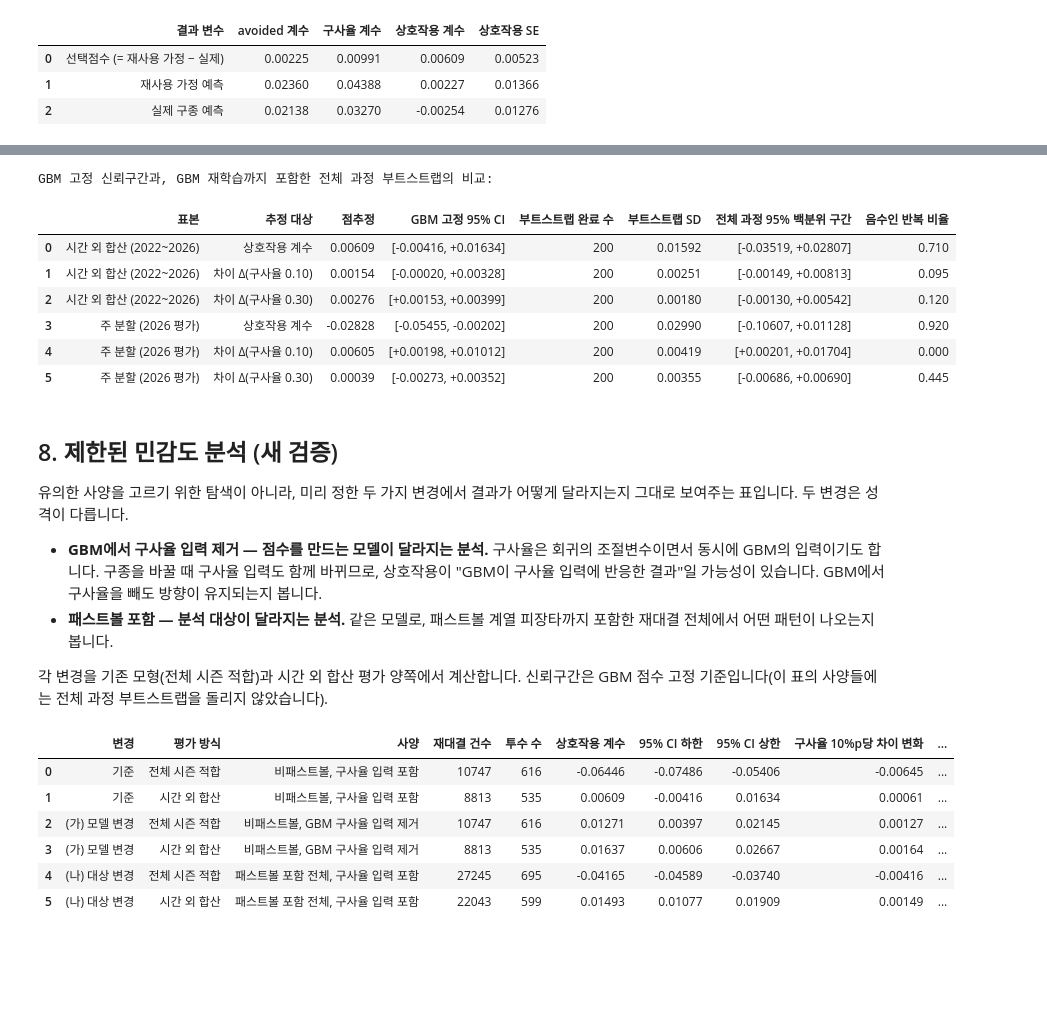
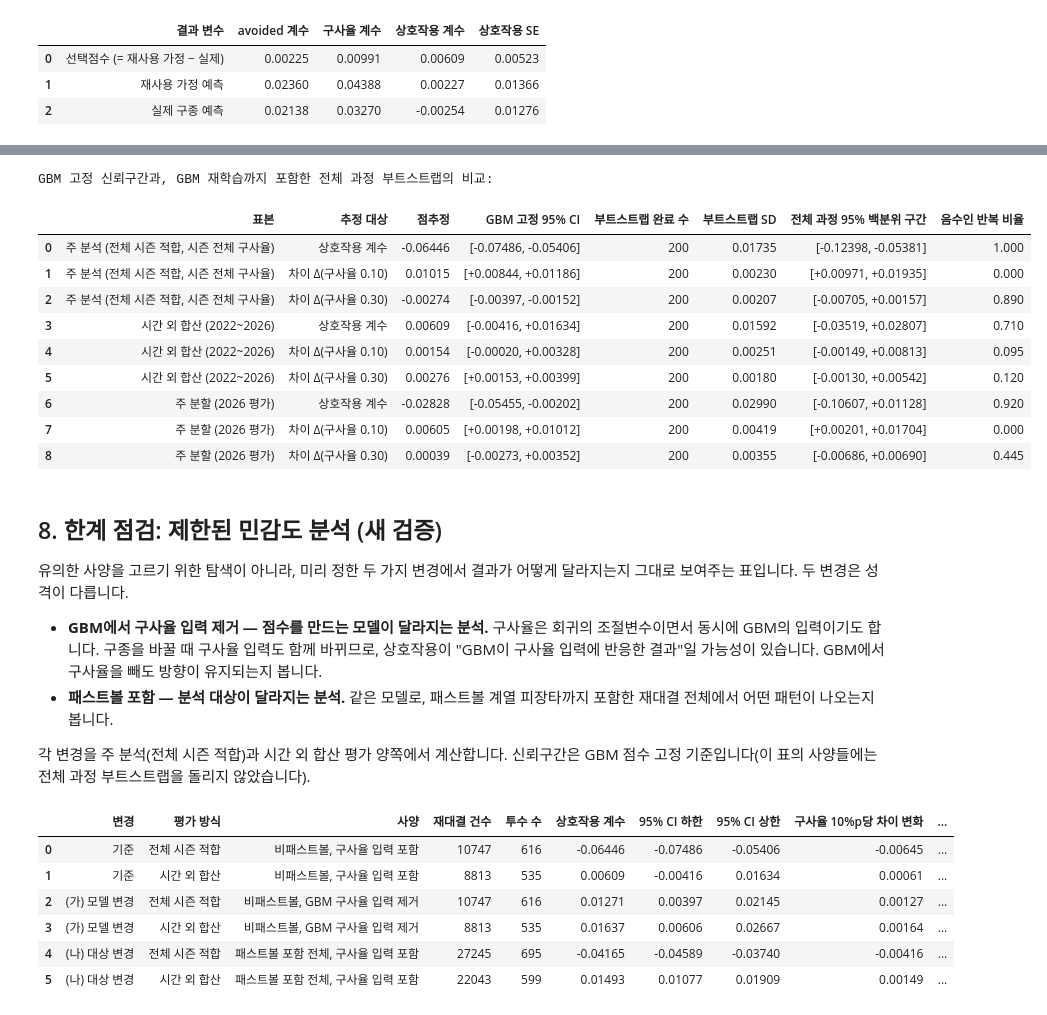
Before and after one commit to DongYun22/9th-first-project-baseball-2, a Jupyter notebook: notebooks/11_DY_rematch_avoidance_usage_interaction.ipynb, the cells around one changed output, grey strips where cells are left out. Saved outputs shown, nothing was run; the diff lists cells and outputs as text; code cells hidden in the pictures; blank space fills up the shorter version.

```diff
--- a/notebooks/11_DY_rematch_avoidance_usage_interaction.ipynb
+++ b/notebooks/11_DY_rematch_avoidance_usage_interaction.ipynb
@@ -749,8 +814,16 @@ display(decomp_oot.round(5))
 평활 강도 `k`는 6절에서 정한 값으로 고정합니다(재표집마다 다시 고르지 않음 — 이 부분의 불확실성은
 포함되지 않습니다).
 # %%
-pitcher_pool = np.array(sorted(set(decisive_pre['pitcher']) | set(oot_nonfb['pitcher'])))
+pitcher_pool = np.array(sorted(set(decisive_table['pitcher']) | set(events_nonfb['pitcher'])))
 decisive_index = decisive_pre.groupby('pitcher').indices
+# 주 분석(전체 시즌 적합, 시즌 전체 구사율)용
+main_train = decisive_table.reset_index(drop=True)
+main_train_index = main_train.groupby('pitcher').indices
+X_MAIN, Y_MAIN = main_train[FEATURES_SEASON], main_train['woba_value'].to_numpy()
+main_events = events_nonfb.reset_index(drop=True)
+main_event_index = main_events.groupby('pitcher').indices
+main_pa = pa_pitches.merge(main_events[PA_KEYS], on=PA_KEYS)
+MAIN_BOOT_COLUMNS = [*PA_KEYS, 'avoided', 'hit_usage_season_c', *COV_DECISIVE, 'season']
 boot_events = {y: oot_nonfb[oot_nonfb['season'] == y].reset_index(drop=True) for y in OOT_FOLD_SEASONS}
 boot_event_index = {y: boot_events[y].groupby('pitcher').indices for y in OOT_FOLD_SEASONS}
 boot_pa = {y: pa_pre_by_season[y].merge(boot_events[y][PA_KEYS], on=PA_KEYS) for y in OOT_FOLD_SEASONS}
@@ -763,6 +836,24 @@ def run_full_bootstrap(n_boot: int, seed: int):
     records, failures = [], []
     for b in range(n_boot):
         sampled = rng.choice(pitcher_pool, size=len(pitcher_pool), replace=True)
+        record = {'replicate': b}
+
+        # 주 분석: 재표집된 전체 시즌 자료로 GBM 재적합 -> 점수 재계산 -> 같은 lmer
+        rows, _ = expand_by_pitcher(main_train_index, sampled)
+        model = HistGradientBoostingRegressor(categorical_features='from_dtype', random_state=seed + b, max_iter=200,
+                                              early_stopping=True).fit(X_MAIN.iloc[rows], Y_MAIN[rows])
+        scored = main_events[MAIN_BOOT_COLUMNS].merge(
+            score_pa(main_pa, model, FEATURES_SEASON, 'hit_usage_season', 'season_usage_rate'), on=PA_KEYS)
+        event_rows, replicate = expand_by_pitcher(main_event_index, sampled)
+        try:
+            fit = fit_mixed(scored.iloc[event_rows].assign(pitcher_id=[f'r{r}' for r in replicate]),
+                            'selection_score', 'hit_usage_season_c', COV_DECISIVE, True)
+            record['main_interaction'] = fit['coef'].loc['avoided:hit_usage_season_c', 'estimate']
+            for u in BOOT_USAGE_POINTS:
+                record[f'main_delta_{u:.2f}'] = delta_at(fit, [u], USAGE_CENTER_SEASON, 'hit_usage_season_c')[0][0]
+        except Exception as exc:
+            failures.append({'replicate': b, 'model': 'main', 'error': str(exc)[:120]})
+
         train_rows, _ = expand_by_pitcher(decisive_index, sampled)
         train_season = SEASON_PRE[train_rows]
         parts = []
@@ -775,7 +866,6 @@ def run_full_bootstrap(n_boot: int, seed: int):
             event_rows, replicate = expand_by_pitcher(boot_event_index[y], sampled)
             parts.append(scored.iloc[event_rows].assign(pitcher_id=[f'r{r}' for r in replicate]))
         sample = pd.concat(parts, ignore_index=True)
-        record = {'replicate': b}
         for name, data, season_fe in (('pooled', sample, True), ('primary', sample[sample['season'] == PRIMARY_EVAL_SEASON], False)):
             try:
                 fit = fit_mixed(data, 'selection_score', 'hit_usage_pregame_c', COV_START, season_fe)
@@ -792,7 +882,7 @@ _t0 = time.time()
 boot, boot_failures = run_full_bootstrap(N_BOOT, RANDOM_STATE)
 boot_minutes = (time.time() - _t0) / 60
 print(f'설정 반복 수 {N_BOOT}회, 난수 시드 {RANDOM_STATE}, 소요 {boot_minutes:.1f}분')
-for name in ('pooled', 'primary'):
+for name in ('main', 'pooled', 'primary'):
     done = int(boot[f'{name}_interaction'].notna().sum()) if f'{name}_interaction' in boot else 0
     print(f'  {name}: 실제 완료 {done}회, 적합 실패 {N_BOOT - done}회 (실패율 {(N_BOOT - done) / N_BOOT:.1%})')
 if len(boot_failures):
@@ -821,38 +908,43 @@ if len(boot_failures):
 # %%
-def bootstrap_row(label: str, fit: dict, prefix: str) -> list:
+def bootstrap_row(label: str, fit: dict, prefix: str, usage_c: str = 'hit_usage_pregame_c', center: float | None = None) -> list:
+    center = USAGE_CENTER_PRE if center is None else center
     rows = []
-    quantities = [('상호작용 계수', fit['coef'].loc['avoided:hit_usage_pregame_c', 'estimate'],
-                   fit['coef'].loc['avoided:hit_usage_pregame_c', ['ci_low', 'ci_high']].to_numpy(), f'{prefix}_interaction')]
+    quantities = [('상호작용 계수', fit['coef'].loc[f'avoided:{usage_c}', 'estimate'],
+                   fit['coef'].loc[f'avoided:{usage_c}', ['ci_low', 'ci_high']].to_numpy(), f'{prefix}_interaction')]
     for u in BOOT_USAGE_POINTS:
-        d, se = delta_at(fit, [u], USAGE_CENTER_PRE, 'hit_usage_pregame_c')
+        d, se = delta_at(fit, [u], center, usage_c)
         quantities.append((f'차이 Δ(구사율 {u:.2f})', d[0], np.array([d[0] - 1.96 * se[0], d[0] + 1.96 * se[0]]), f'{prefix}_delta_{u:.2f}'))
     for name, estimate, fixed_ci, col in quantities:
         draws = boot[col].dropna().to_numpy() if col in boot else np.array([])
         row = {'표본': label, '추정 대상': name, '점추정': estimate,
                'GBM 고정 95% CI': f'[{fixed_ci[0]:+.5f}, {fixed_ci[1]:+.5f}]', '부트스트랩 완료 수': len(draws)}
         if len(draws) >= 2:
             lo, hi = np.percentile(draws, [2.5, 97.5])
             row.update({'부트스트랩 SD': draws.std(ddof=1), '전체 과정 95% 백분위 구간': f'[{lo:+.5f}, {hi:+.5f}]',
                         '음수인 반복 비율': float((draws < 0).mean()), '_lo': lo, '_hi': hi})
         rows.append(row)
     return rows
 
 
-boot_summary = pd.DataFrame(bootstrap_row('시간 외 합산 (2022~2026)', fit_oot_pooled, 'pooled')
+boot_summary = pd.DataFrame(bootstrap_row('주 분석 (전체 시즌 적합, 시즌 전체 구사율)', fit_base, 'main', 'hit_usage_season_c', USAGE_CENTER_SEASON)
+                            + bootstrap_row('시간 외 합산 (2022~2026)', fit_oot_pooled, 'pooled')
                             + bootstrap_row(f'주 분할 ({PRIMARY_EVAL_SEASON} 평가)', fit_oot_primary, 'primary'))
 print('GBM 고정 신뢰구간과, GBM 재학습까지 포함한 전체 과정 부트스트랩의 비교:')
 display(boot_summary.drop(columns=['_lo', '_hi'], errors='ignore').round(5))
 # %% [output]
 GBM 고정 신뢰구간과, GBM 재학습까지 포함한 전체 과정 부트스트랩의 비교:
 |  | 표본 | 추정 대상 | 점추정 | GBM 고정 95% CI | 부트스트랩 완료 수 | 부트스트랩 SD | 전체 과정 95% 백분위 구간 | 음수인 반복 비율 |
-| 0 | 시간 외 합산 (2022~2026) | 상호작용 계수 | 0.00609 | [-0.00416, +0.01634] | 200 | 0.01592 | [-0.03519, +0.02807] | 0.710 |
-| 1 | 시간 외 합산 (2022~2026) | 차이 Δ(구사율 0.10) | 0.00154 | [-0.00020, +0.00328] | 200 | 0.00251 | [-0.00149, +0.00813] | 0.095 |
-| 2 | 시간 외 합산 (2022~2026) | 차이 Δ(구사율 0.30) | 0.00276 | [+0.00153, +0.00399] | 200 | 0.00180 | [-0.00130, +0.00542] | 0.120 |
-| 3 | 주 분할 (2026 평가) | 상호작용 계수 | -0.02828 | [-0.05455, -0.00202] | 200 | 0.02990 | [-0.10607, +0.01128] | 0.920 |
-| 4 | 주 분할 (2026 평가) | 차이 Δ(구사율 0.10) | 0.00605 | [+0.00198, +0.01012] | 200 | 0.00419 | [+0.00201, +0.01704] | 0.000 |
-| 5 | 주 분할 (2026 평가) | 차이 Δ(구사율 0.30) | 0.00039 | [-0.00273, +0.00352] | 200 | 0.00355 | [-0.00686, +0.00690] | 0.445 |
+| 0 | 주 분석 (전체 시즌 적합, 시즌 전체 구사율) | 상호작용 계수 | -0.06446 | [-0.07486, -0.05406] | 200 | 0.01735 | [-0.12398, -0.05381] | 1.000 |
+| 1 | 주 분석 (전체 시즌 적합, 시즌 전체 구사율) | 차이 Δ(구사율 0.10) | 0.01015 | [+0.00844, +0.01186] | 200 | 0.00230 | [+0.00971, +0.01935] | 0.000 |
+| 2 | 주 분석 (전체 시즌 적합, 시즌 전체 구사율) | 차이 Δ(구사율 0.30) | -0.00274 | [-0.00397, -0.00152] | 200 | 0.00207 | [-0.00705, +0.00157] | 0.890 |
+| 3 | 시간 외 합산 (2022~2026) | 상호작용 계수 | 0.00609 | [-0.00416, +0.01634] | 200 | 0.01592 | [-0.03519, +0.02807] | 0.710 |
+| 4 | 시간 외 합산 (2022~2026) | 차이 Δ(구사율 0.10) | 0.00154 | [-0.00020, +0.00328] | 200 | 0.00251 | [-0.00149, +0.00813] | 0.095 |
+| 5 | 시간 외 합산 (2022~2026) | 차이 Δ(구사율 0.30) | 0.00276 | [+0.00153, +0.00399] | 200 | 0.00180 | [-0.00130, +0.00542] | 0.120 |
+| 6 | 주 분할 (2026 평가) | 상호작용 계수 | -0.02828 | [-0.05455, -0.00202] | 200 | 0.02990 | [-0.10607, +0.01128] | 0.920 |
+| 7 | 주 분할 (2026 평가) | 차이 Δ(구사율 0.10) | 0.00605 | [+0.00198, +0.01012] | 200 | 0.00419 | [+0.00201, +0.01704] | 0.000 |
+| 8 | 주 분할 (2026 평가) | 차이 Δ(구사율 0.30) | 0.00039 | [-0.00273, +0.00352] | 200 | 0.00355 | [-0.00686, +0.00690] | 0.445 |
 # %% [markdown]
-## 8. 제한된 민감도 분석 (새 검증)
+## 8. 한계 점검: 제한된 민감도 분석 (새 검증)
 
 유의한 사양을 고르기 위한 탐색이 아니라, 미리 정한 두 가지 변경에서 결과가 어떻게 달라지는지 그대로
 보여주는 표입니다. 두 변경은 성격이 다릅니다.
@@ -863,7 +955,7 @@ GBM 고정 신뢰구간과, GBM 재학습까지 포함한 전체 과정 부트
 * **패스트볼 포함 — 분석 대상이 달라지는 분석.** 같은 모델로, 패스트볼 계열 피장타까지 포함한 재대결
   전체에서 어떤 패턴이 나오는지 봅니다.
 
-각 변경을 기존 모형(전체 시즌 적합)과 시간 외 합산 평가 양쪽에서 계산합니다. 신뢰구간은 GBM 점수 고정
+각 변경을 주 분석(전체 시즌 적합)과 시간 외 합산 평가 양쪽에서 계산합니다. 신뢰구간은 GBM 점수 고정
 기준입니다(이 표의 사양들에는 전체 과정 부트스트랩을 돌리지 않았습니다).
 # %%
 sens_rows = [
```
Also changed, not shown: parts of 12 cells of this notebook.
